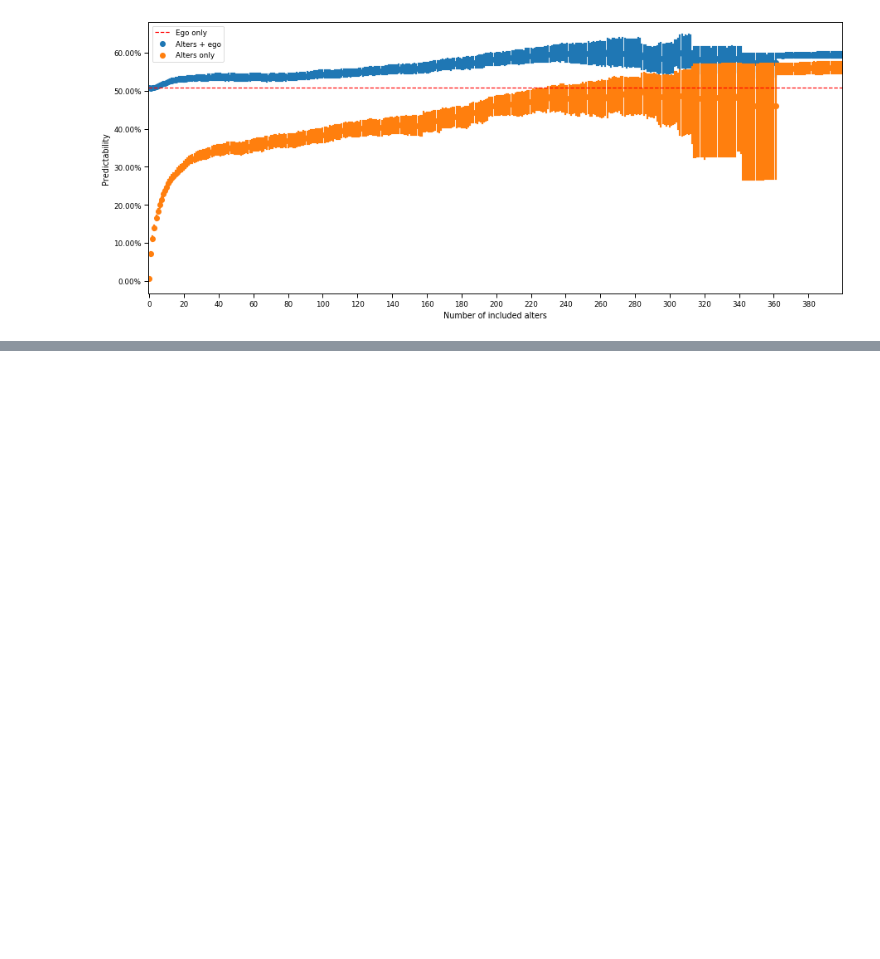
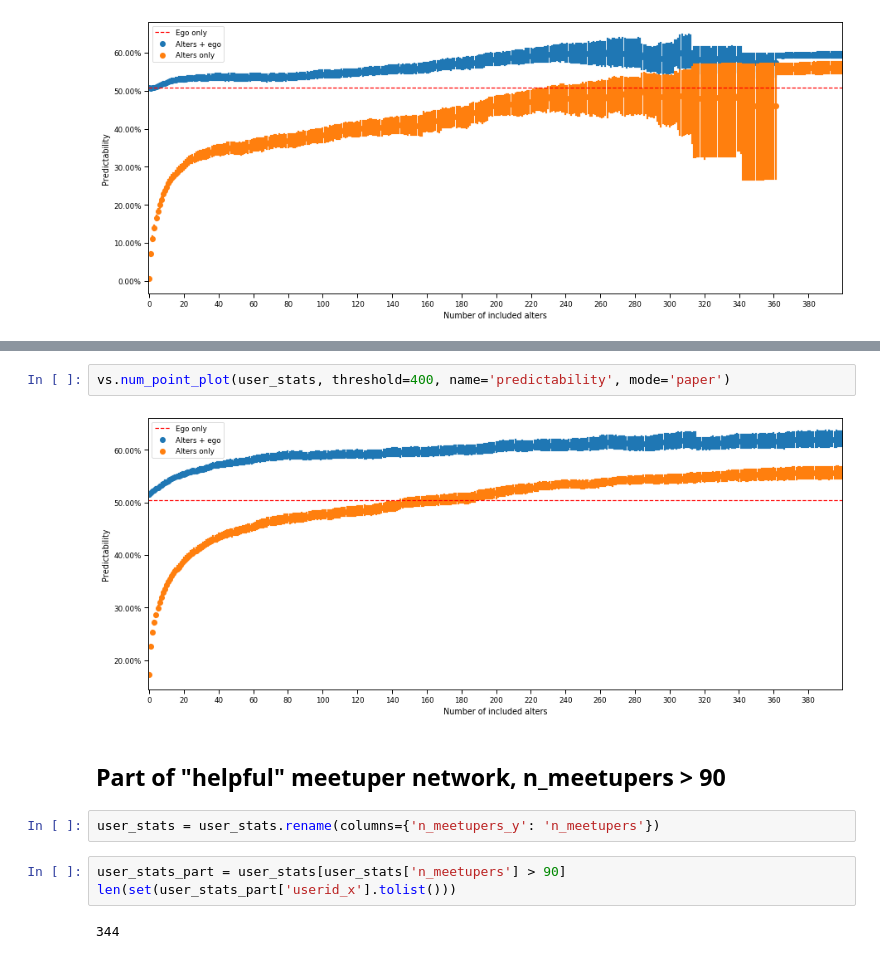
Before and after one commit to Magica-Chen/social-predictability, a Jupyter notebook: Results Visualization.ipynb, the cells around one changed output, grey strips where cells are left out. Saved outputs shown, nothing was run; the diff lists cells and outputs as text; blank space fills up the shorter version.

```diff
--- a/Results Visualization.ipynb
+++ b/Results Visualization.ipynb
@@ -286,0 +310,13 @@ vs.num_point_plot(user_stats_two, name='predictability', mode='paper', threshold
+# %%
+vs.num_point_plot(user_stats, threshold=400, name='predictability', mode='paper')
+# %% [output]
+[figure, added]
+# %% [markdown]
+## Part of "helpful" meetuper network, n_meetupers > 90
+# %%
+user_stats = user_stats.rename(columns={'n_meetupers_y': 'n_meetupers'})
+# %%
+user_stats_part = user_stats[user_stats['n_meetupers'] > 90]
+len(set(user_stats_part['userid_x'].tolist()))
+# %% [output]
+344
```
Also changed, not shown: parts of 8 cells of this notebook.
